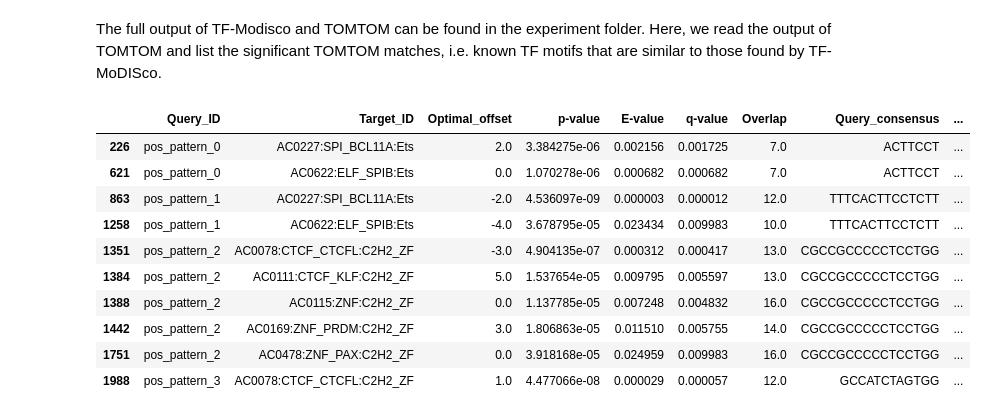
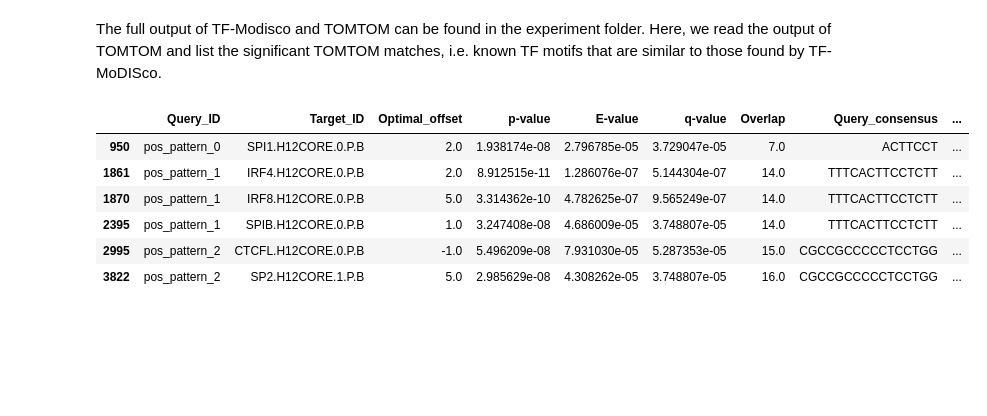
Before and after one commit to Genentech/gReLU, a Jupyter notebook: docs/tutorials/2_finetune.ipynb, the cells around one changed output. Saved outputs shown, nothing was run; the diff lists cells and outputs as text; code cells hidden in the pictures; blank space fills up the shorter version.

```diff
--- a/docs/tutorials/2_finetune.ipynb
+++ b/docs/tutorials/2_finetune.ipynb
@@ -447,17 +460,13 @@ The full output of TF-Modisco and TOMTOM can be found in the experiment folder.
 # %%
 tomtom_file = os.path.join(experiment, 'tomtom.csv')
 tomtom = pd.read_csv(tomtom_file, index_col=0)
 
-tomtom[tomtom['q-value'] < 1e-2] # Display most significant matches
+tomtom[tomtom['q-value'] < 1e-4] # Display most significant matches
 # %% [output]
 |  | Query_ID | Target_ID | Optimal_offset | p-value | E-value | q-value | Overlap | Query_consensus | ... |
-| 226 | pos_pattern_0 | AC0227:SPI_BCL11A:Ets | 2.0 | 3.384275e-06 | 0.002156 | 0.001725 | 7.0 | ACTTCCT | ... |
-| 621 | pos_pattern_0 | AC0622:ELF_SPIB:Ets | 0.0 | 1.070278e-06 | 0.000682 | 0.000682 | 7.0 | ACTTCCT | ... |
-| 863 | pos_pattern_1 | AC0227:SPI_BCL11A:Ets | -2.0 | 4.536097e-09 | 0.000003 | 0.000012 | 12.0 | TTTCACTTCCTCTT | ... |
-| 1258 | pos_pattern_1 | AC0622:ELF_SPIB:Ets | -4.0 | 3.678795e-05 | 0.023434 | 0.009983 | 10.0 | TTTCACTTCCTCTT | ... |
-| 1351 | pos_pattern_2 | AC0078:CTCF_CTCFL:C2H2_ZF | -3.0 | 4.904135e-07 | 0.000312 | 0.000417 | 13.0 | CGCCGCCCCCTCCTGG | ... |
-| 1384 | pos_pattern_2 | AC0111:CTCF_KLF:C2H2_ZF | 5.0 | 1.537654e-05 | 0.009795 | 0.005597 | 13.0 | CGCCGCCCCCTCCTGG | ... |
-| 1388 | pos_pattern_2 | AC0115:ZNF:C2H2_ZF | 0.0 | 1.137785e-05 | 0.007248 | 0.004832 | 16.0 | CGCCGCCCCCTCCTGG | ... |
-| 1442 | pos_pattern_2 | AC0169:ZNF_PRDM:C2H2_ZF | 3.0 | 1.806863e-05 | 0.011510 | 0.005755 | 14.0 | CGCCGCCCCCTCCTGG | ... |
-| 1751 | pos_pattern_2 | AC0478:ZNF_PAX:C2H2_ZF | 0.0 | 3.918168e-05 | 0.024959 | 0.009983 | 16.0 | CGCCGCCCCCTCCTGG | ... |
-| 1988 | pos_pattern_3 | AC0078:CTCF_CTCFL:C2H2_ZF | 1.0 | 4.477066e-08 | 0.000029 | 0.000057 | 12.0 | GCCATCTAGTGG | ... |
+| 950 | pos_pattern_0 | SPI1.H12CORE.0.P.B | 2.0 | 1.938174e-08 | 2.796785e-05 | 3.729047e-05 | 7.0 | ACTTCCT | ... |
+| 1861 | pos_pattern_1 | IRF4.H12CORE.0.P.B | 2.0 | 8.912515e-11 | 1.286076e-07 | 5.144304e-07 | 14.0 | TTTCACTTCCTCTT | ... |
+| 1870 | pos_pattern_1 | IRF8.H12CORE.0.P.B | 5.0 | 3.314362e-10 | 4.782625e-07 | 9.565249e-07 | 14.0 | TTTCACTTCCTCTT | ... |
+| 2395 | pos_pattern_1 | SPIB.H12CORE.0.P.B | 1.0 | 3.247408e-08 | 4.686009e-05 | 3.748807e-05 | 14.0 | TTTCACTTCCTCTT | ... |
+| 2995 | pos_pattern_2 | CTCFL.H12CORE.0.P.B | -1.0 | 5.496209e-08 | 7.931030e-05 | 5.287353e-05 | 15.0 | CGCCGCCCCCTCCTGG | ... |
+| 3822 | pos_pattern_2 | SP2.H12CORE.1.P.B | 5.0 | 2.985629e-08 | 4.308262e-05 | 3.748807e-05 | 16.0 | CGCCGCCCCCTCCTGG | ... |
```
Also changed, not shown: parts of 5 cells of this notebook, 9 other files.
